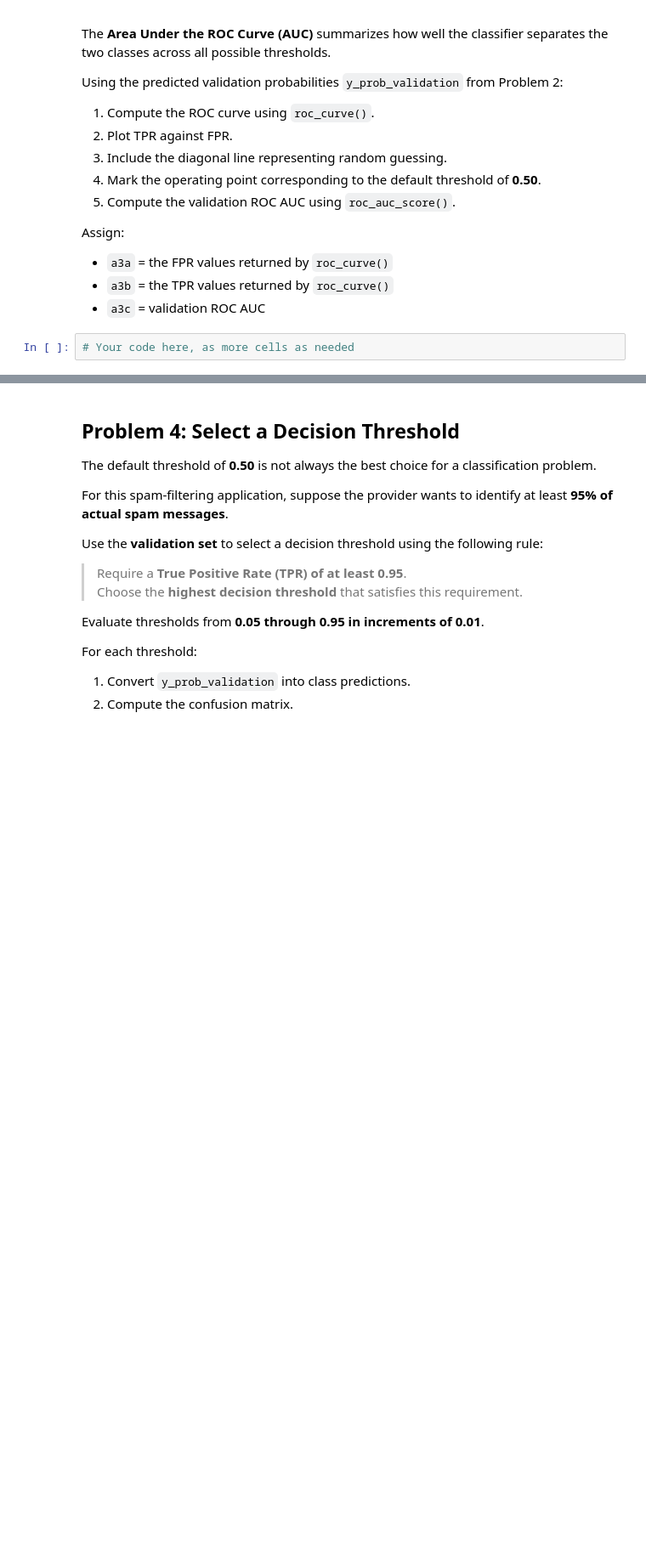
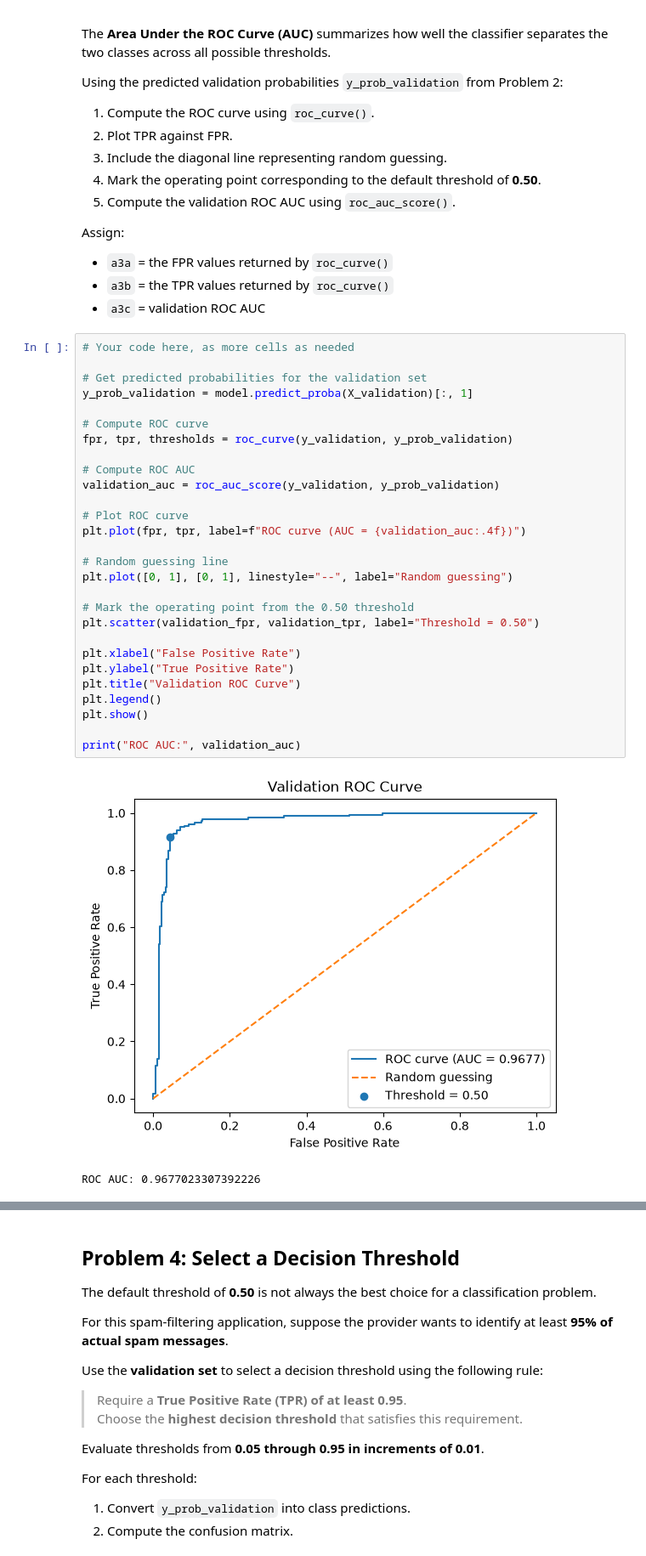
Before and after one commit to nikkibower/DX603, a Jupyter notebook: Homework_05 (1).ipynb, the cells around one changed output, grey strips where cells are left out. Shown at 85% size. Saved outputs shown, nothing was run; the diff lists cells and outputs as text; blank space fills up the shorter version.

```diff
--- a/Homework_05 (1).ipynb
+++ b/Homework_05 (1).ipynb
@@ -281,6 +375,35 @@ Assign:
 - `a3c` = validation ROC AUC
 # %%
 # Your code here, as more cells as needed
+
+# Get predicted probabilities for the validation set
+y_prob_validation = model.predict_proba(X_validation)[:, 1]
+
+# Compute ROC curve
+fpr, tpr, thresholds = roc_curve(y_validation, y_prob_validation)
+
+# Compute ROC AUC
+validation_auc = roc_auc_score(y_validation, y_prob_validation)
+
+# Plot ROC curve
+plt.plot(fpr, tpr, label=f"ROC curve (AUC = {validation_auc:.4f})")
+
+# Random guessing line
+plt.plot([0, 1], [0, 1], linestyle="--", label="Random guessing")
+
+# Mark the operating point from the 0.50 threshold
+plt.scatter(validation_fpr, validation_tpr, label="Threshold = 0.50")
+
+plt.xlabel("False Positive Rate")
+plt.ylabel("True Positive Rate")
+plt.title("Validation ROC Curve")
+plt.legend()
+plt.show()
+
+print("ROC AUC:", validation_auc)
+# %% [output]
+[figure, added]
+ROC AUC: 0.9677023307392226
 # %%
 # Your answer here, NOT in the next cell
 
```
Also changed, not shown: parts of 49 cells of this notebook.
